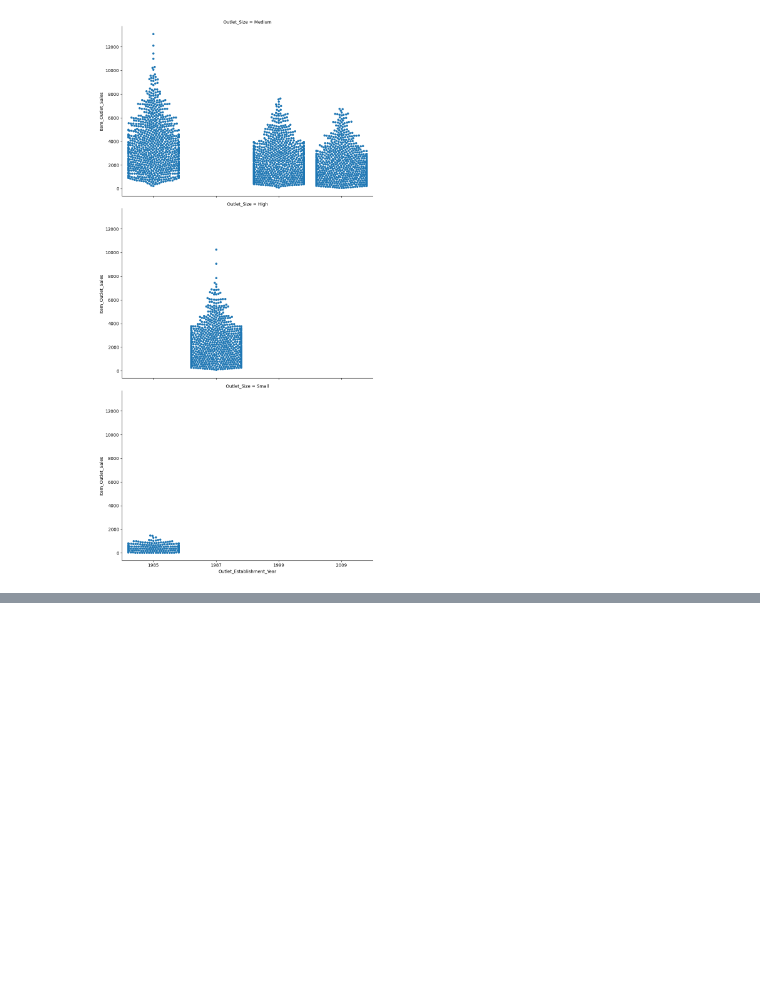
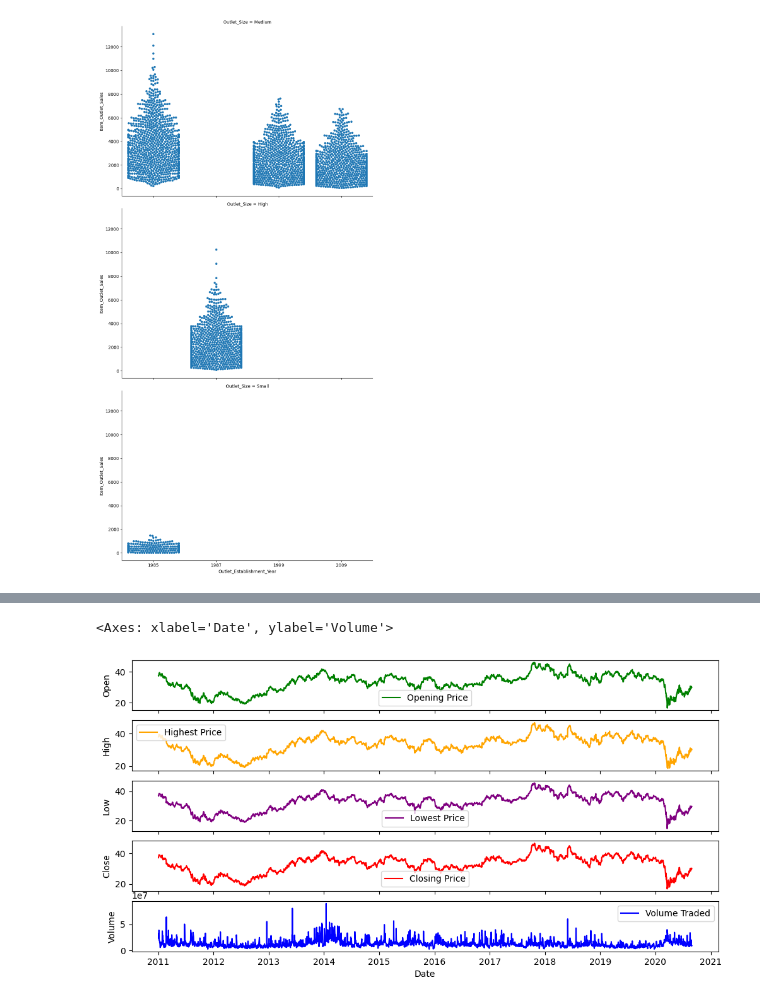
Before and after one commit to iwhite-booth21/PythonistaPractice, a Jupyter notebook: Python Statistical Plots Visualizing & Analyzing Data Using Seaborn/StripPlots.ipynb, the cells around one changed output, grey strips where cells are left out. Drawn from its saved outputs; the diff is of its cells as text; code cells hidden in the pictures; blank space fills up the shorter version.

```diff
--- a/Python Statistical Plots Visualizing & Analyzing Data Using Seaborn/StripPlots.ipynb
+++ b/Python Statistical Plots Visualizing & Analyzing Data Using Seaborn/StripPlots.ipynb
@@ -167,0 +247,13 @@ sns.catplot(x='Outlet_Establishment_Year', y='Item_Outlet_Sales', row = 'Outlet_
+# %%
+#Lets use a access level plot
+#Will be  useful later on
+f,(ax1,ax2,ax3,ax4,ax5) = plt.subplots(5,1, sharex=True, figsize = (12,6))
+
+sns.lineplot(x='Date', y='Open',  data=g_data, color='Green', label='Opening Price', ax=ax1)
+sns.lineplot(x='Date', y='High',  data=g_data, color='Orange',label='Highest Price', ax=ax2)
+sns.lineplot(x='Date', y='Low',  data=g_data, color='Purple', label='Lowest Price', ax=ax3)
+sns.lineplot(x='Date', y='Close', data=g_data, color='Red', label='Closing Price', ax=ax4)
+sns.lineplot(x='Date', y='Volume', data=g_data, color='Blue', label='Volume Traded', ax=ax5)
+# %% [output]
+<Axes: xlabel='Date', ylabel='Volume'>
+[figure, added]
```
Also changed, not shown: parts of 7 cells of this notebook, 3 other files.
